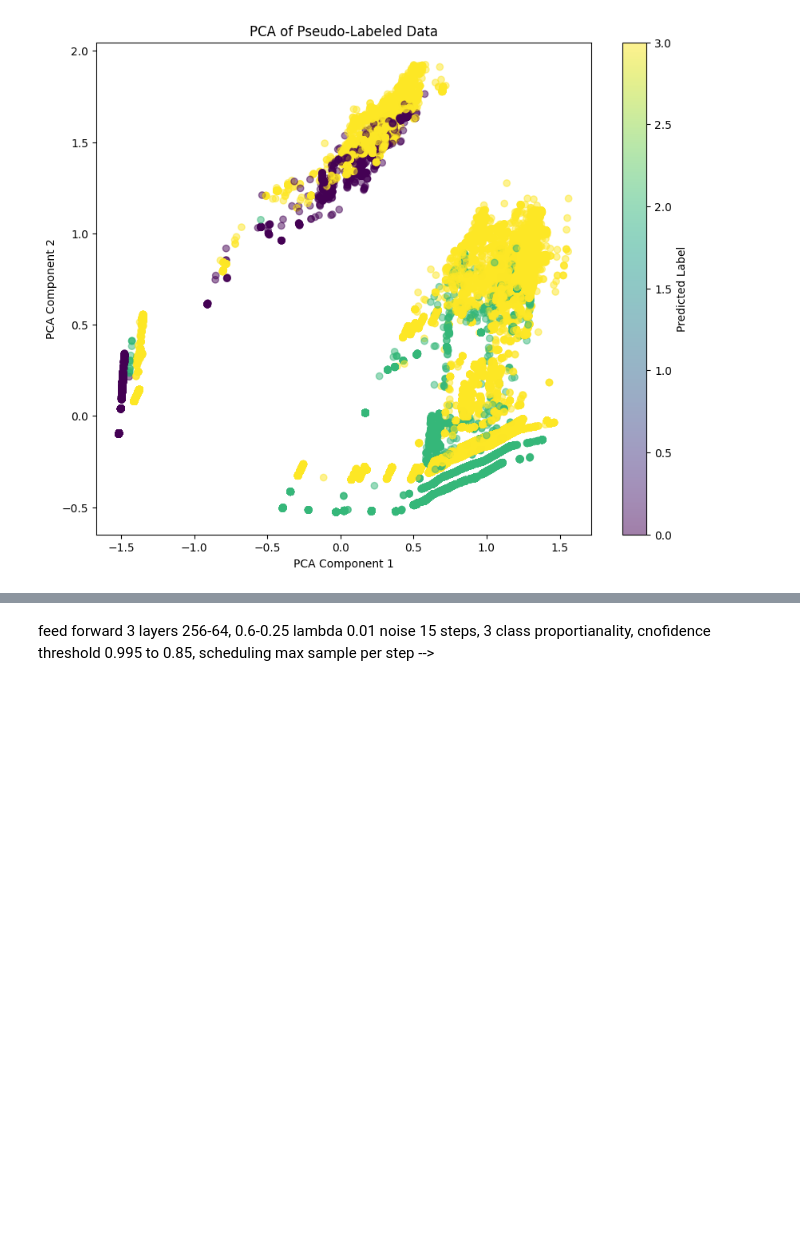
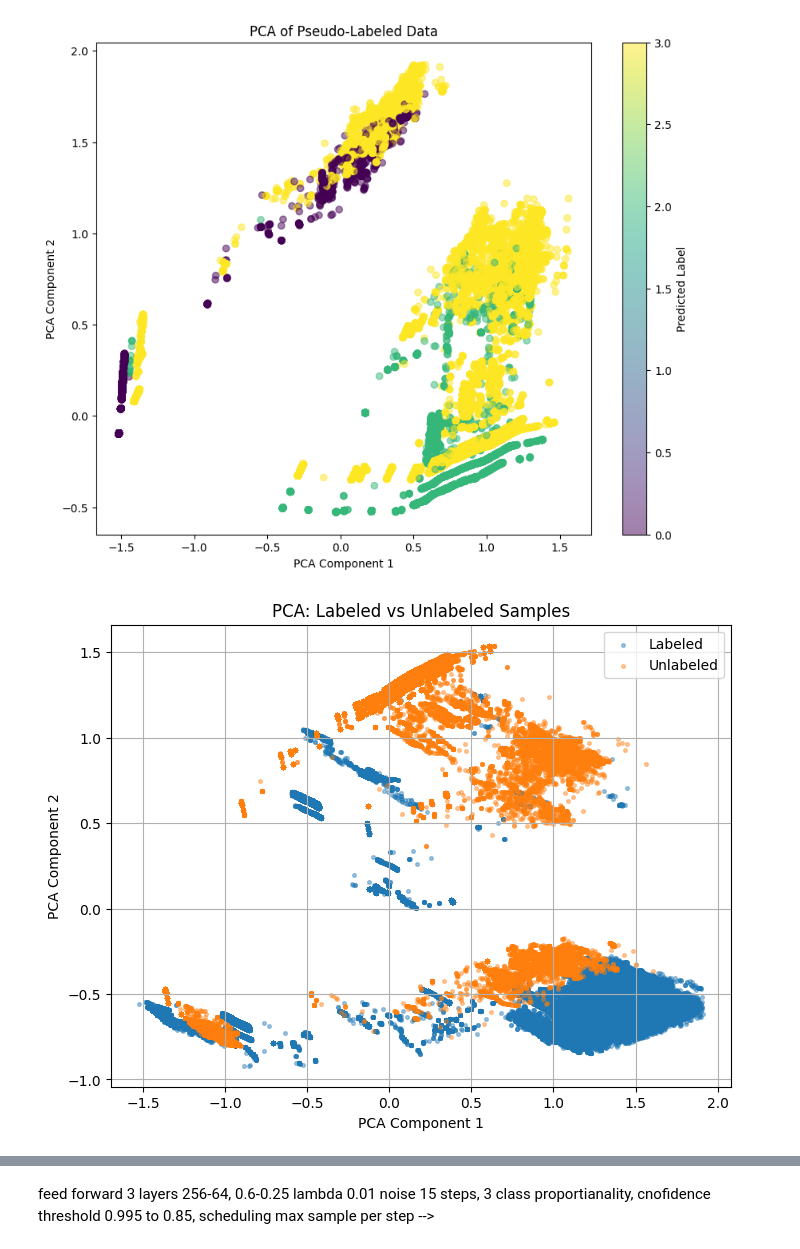
Before and after one commit to lucchinaluca/thesis-datasec, a Jupyter notebook: Pseudo-Labeling.ipynb, the cells around one changed output, grey strips where cells are left out. Drawn from its saved outputs; the diff is of its cells as text; code cells hidden in the pictures; blank space fills up the shorter version.

Commit message:
ran + added pca of predicted

```diff
--- a/Pseudo-Labeling.ipynb
+++ b/Pseudo-Labeling.ipynb
@@ -970,3 +970,35 @@ plt.ylabel('PCA Component 2')
 plt.show()
 # %% [output]
 [figure]
+# %%
+df_labeled = x_labeled.copy()
+df_labeled['label'] = y_labeled.values if isinstance(y_labeled, pd.Series) else y_labeled
+df_labeled['source'] = 'Labeled'
+
+# Step 2: Create a DataFrame from x_unlabeled with predicted labels and source info
+df_unlabeled = x_unlabeled.copy()
+df_unlabeled['label'] = eval_df['predicted_label'].values
+df_unlabeled['source'] = 'Unlabeled'
+
+# Step 3: Combine the two
+df_combined = pd.concat([df_labeled, df_unlabeled], ignore_index=True)
+
+# Step 4: PCA (no scaling needed)
+feature_cols = df_combined.drop(columns=['label', 'source']).columns
+pca = PCA(n_components=2)
+X_pca = pca.fit_transform(df_combined[feature_cols])
+df_combined['PCA1'] = X_pca[:, 0]
+df_combined['PCA2'] = X_pca[:, 1]
+# %%
+plt.figure(figsize=(8, 6))
+for src in ['Labeled', 'Unlabeled']:
+    subset = df_combined[df_combined['source'] == src]
+    plt.scatter(subset['PCA1'], subset['PCA2'], label=src, alpha=0.4, s=7)
+plt.legend()
+plt.title("PCA: Labeled vs Unlabeled Samples")
+plt.xlabel("PCA Component 1")
+plt.ylabel("PCA Component 2")
+plt.grid(True)
+plt.show()
+# %% [output]
+[figure, added]
```
Also changed, not shown: parts of 1 cell of this notebook.
